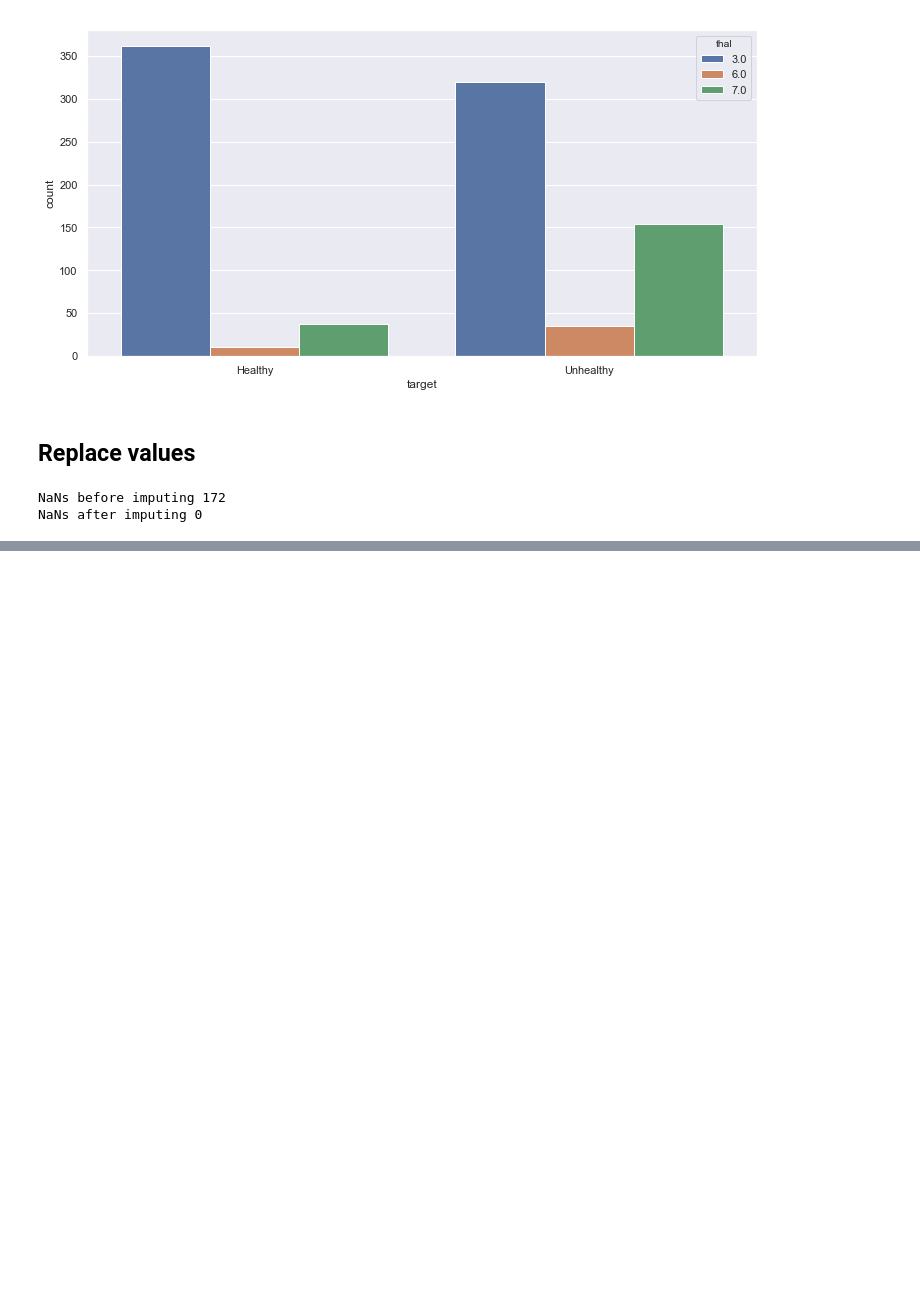
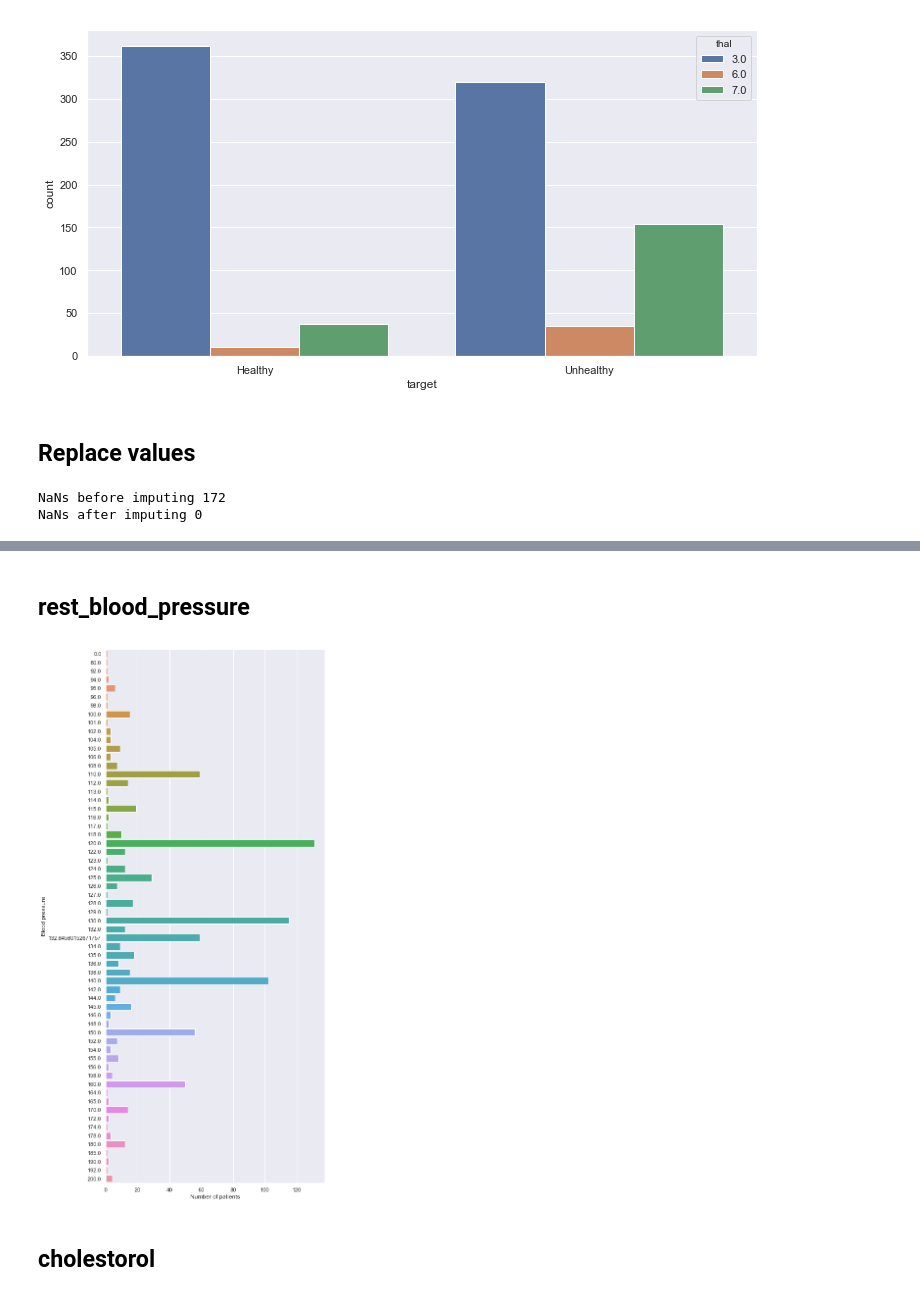
Before and after one commit to dimitraz/medical-data, a Jupyter notebook: Data Wrangling 2.ipynb, the cells around one changed output, grey strips where cells are left out. Drawn from its saved outputs; the diff is of its cells as text; code cells hidden in the pictures; blank space fills up the shorter version.

```diff
--- a/Data Wrangling 2.ipynb
+++ b/Data Wrangling 2.ipynb
@@ -860,0 +899,4 @@ sns.scatterplot(x="cholestorol", y="age", hue="target", data=df)
+# %%
+df["age_mature"] = df.age <= 45
+df["age_young"] = df.age >= 63
+df["age_middle"]  = df.apply (lambda row: (row.age > 45 and row.age < 63), axis=1)
@@ -860,0 +912,12 @@ sns.scatterplot(x="cholestorol", y="age", hue="target", data=df)
+# %% [markdown]
+## rest_blood_pressure
+# %%
+fig = plt.figure(figsize=(8, 20))
+ax = sns.countplot(y="rest_blood_pressure", data=df)
+ax.set_xlabel("Number of patients")
+ax.set_ylabel("Blood pressure")
+plt.show()
+# %% [output]
+[figure, added]
+# %% [markdown]
+## cholestorol
```
Also changed, not shown: parts of 9 cells of this notebook.
